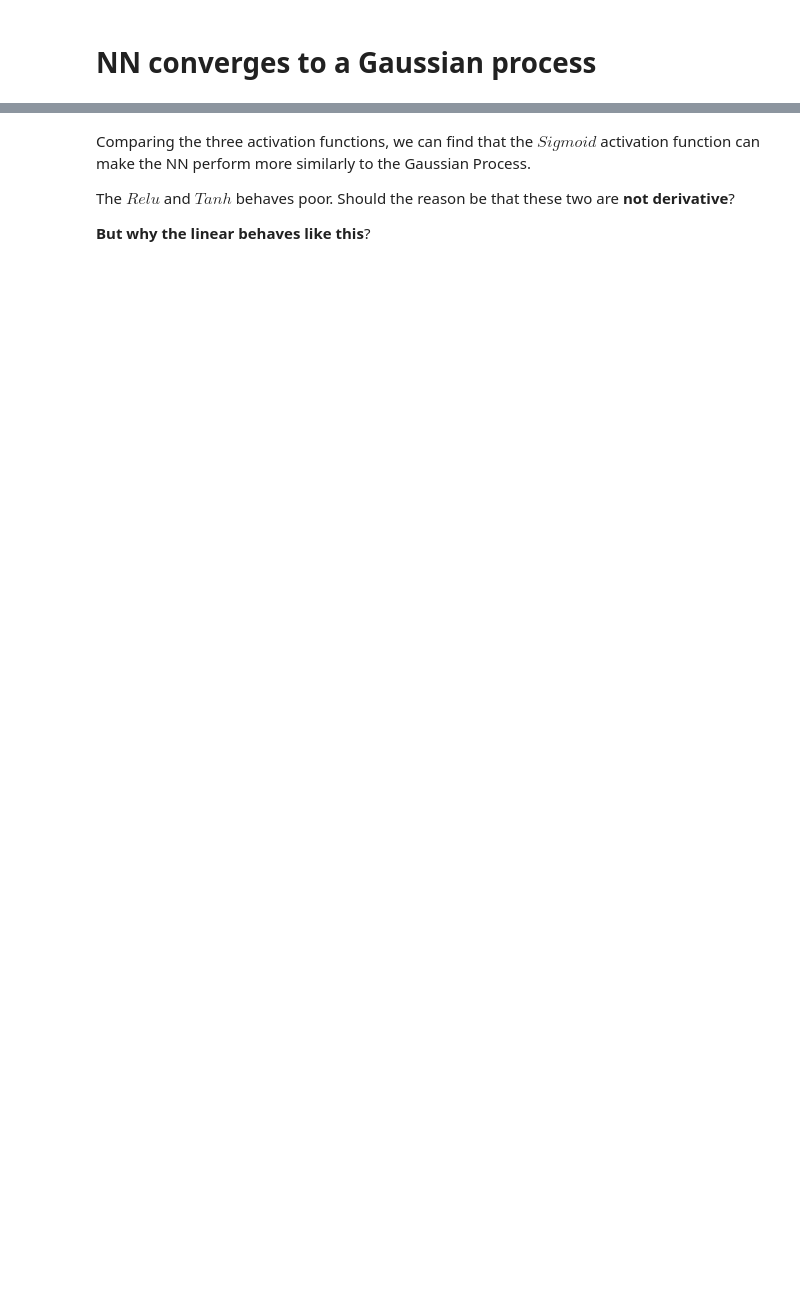
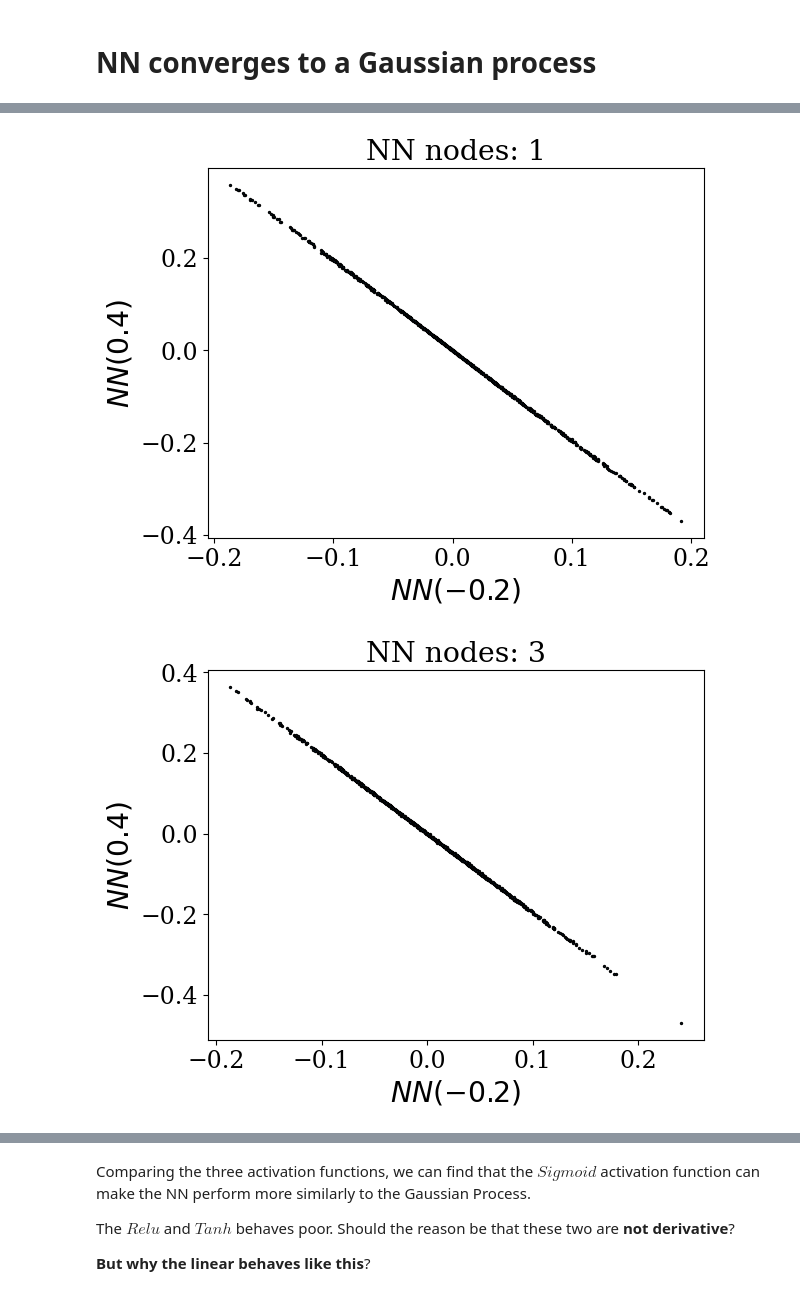
Before and after one commit to guanshaoheng/gaussian_nn_tugraz, a Jupyter notebook: link_NN_Gaussian/NN_is_GP.ipynb, the cells around one changed output, grey strips where cells are left out. Drawn from its saved outputs; the diff is of its cells as text; code cells hidden in the pictures; blank space fills up the shorter version.

```diff
--- a/link_NN_Gaussian/NN_is_GP.ipynb
+++ b/link_NN_Gaussian/NN_is_GP.ipynb
@@ -117,0 +126,22 @@ class basicNN(torch.nn.Module):
+# %%
+def neal_1996(hidden=1, num_samples=1000, activation='tanh'):
+    y = []
+    x_temp = np.array([-0.2, 0.4]).reshape(-1, 1)
+    for i in range(num_samples):
+        model = basicNN(hidden_num=hidden, activation=activation)
+        with torch.no_grad():
+            y.append(model(torch.from_numpy(x_temp).float()).numpy().reshape(-1))
+    y = np.array(y)
+    plt.scatter(y[:, 0], y[:, 1], s=2, edgecolors='k')
+    plt.xlabel(r'$NN(-0.2)$')
+    plt.ylabel(r'$NN(0.4)$')
+    plt.title('NN nodes: %d' % hidden)
+    plt.show()
+    return
+neal_1996(hidden=1)
+neal_1996(hidden=3)
+neal_1996(hidden=10)
+neal_1996(hidden=1000)
+# %% [output]
+[figure, added]
+[figure, added]
```
Also changed, not shown: parts of 10 cells of this notebook.
